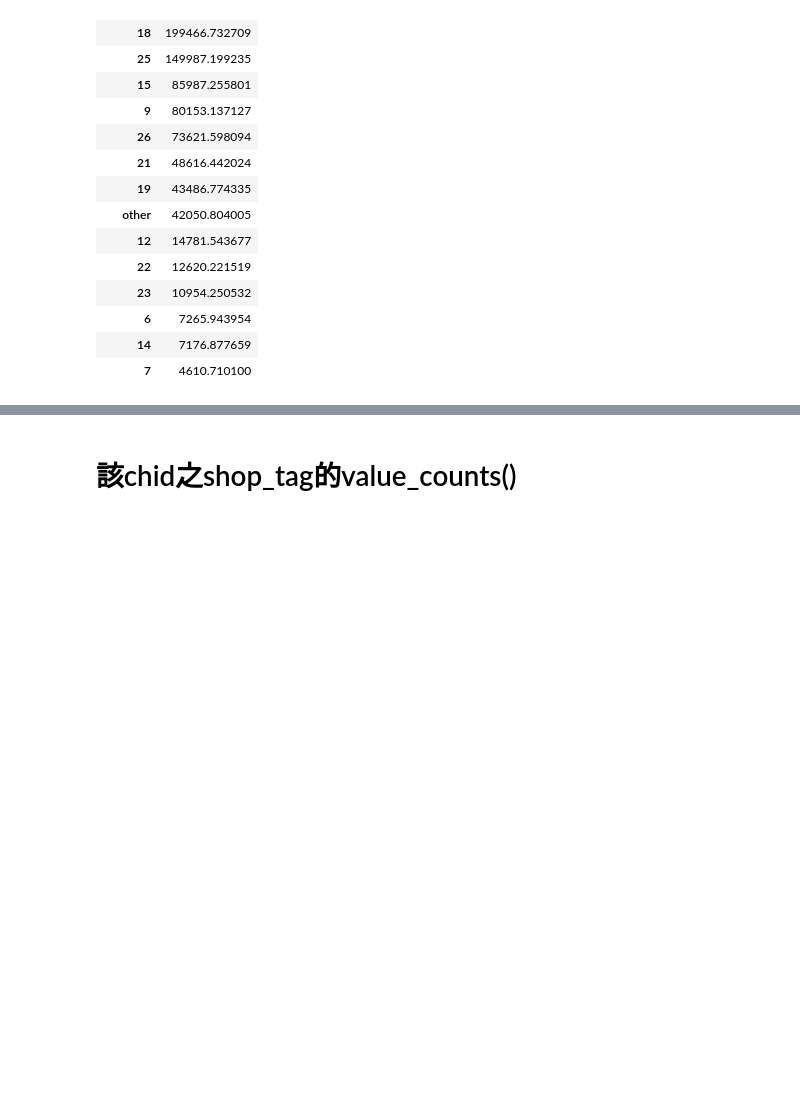
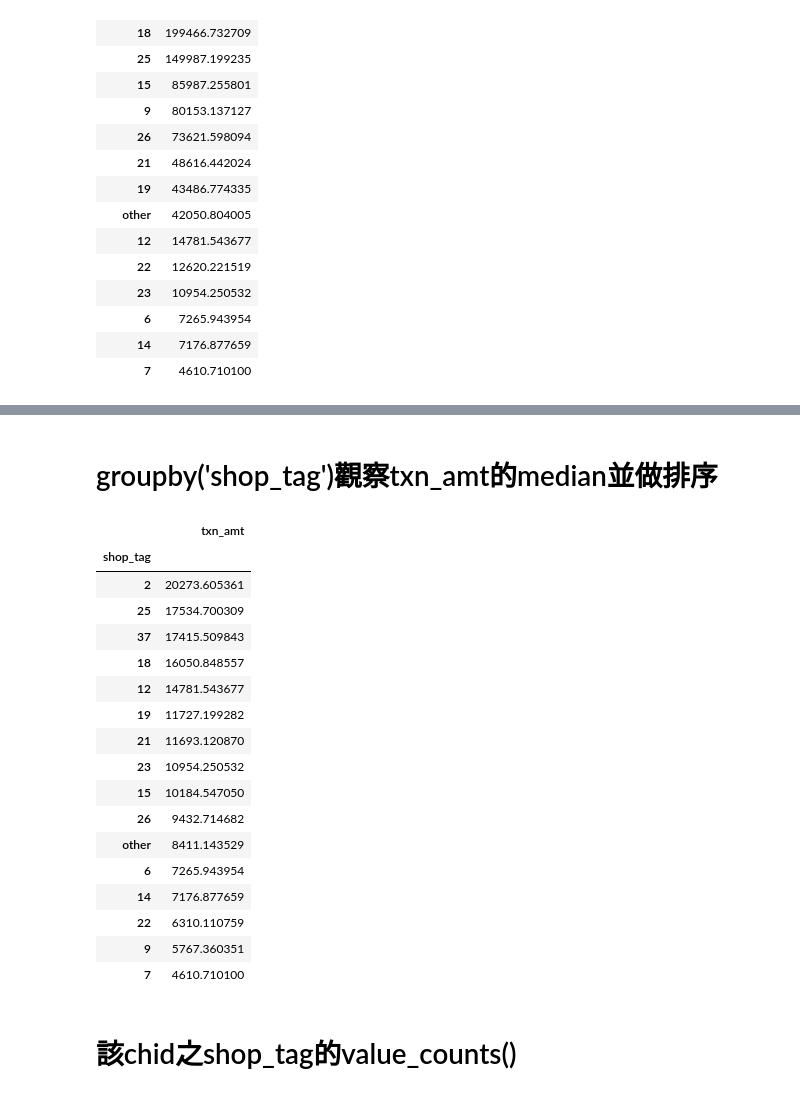
Before and after one commit to skywalker0803r/ESun2021WinterGame, a Jupyter notebook: Proof_of_Concept/觀察消費金額和shop_tag的關係.ipynb, the cells around one changed output, grey strips where cells are left out. Cells and saved outputs as stored; diff of their text form; code cells hidden in the pictures; blank space fills up the shorter version.

```diff
--- a/Proof_of_Concept/觀察消費金額和shop_tag的關係.ipynb
+++ b/Proof_of_Concept/觀察消費金額和shop_tag的關係.ipynb
@@ -126,3 +151,26 @@ df.loc[df.chid==chid,['shop_tag','txn_amt']].groupby('shop_tag').agg('sum').sort
+# %% [markdown]
+# groupby('shop_tag')觀察txn_amt的median並做排序
+# %%
+df.loc[df.chid==chid,['shop_tag','txn_amt']].groupby('shop_tag').agg('median').sort_values(by='txn_amt',ascending=False)
+# %% [output]
+|  | txn_amt |
+| shop_tag |  |
+| 2 | 20273.605361 |
+| 25 | 17534.700309 |
+| 37 | 17415.509843 |
+| 18 | 16050.848557 |
+| 12 | 14781.543677 |
+| 19 | 11727.199282 |
+| 21 | 11693.120870 |
+| 23 | 10954.250532 |
+| 15 | 10184.547050 |
+| 26 | 9432.714682 |
+| other | 8411.143529 |
+| 6 | 7265.943954 |
+| 14 | 7176.877659 |
+| 22 | 6310.110759 |
+| 9 | 5767.360351 |
+| 7 | 4610.710100 |
 # %% [markdown]
 # 該chid之shop_tag的value_counts()
 # %%
```
Also changed, not shown: parts of 9 cells of this notebook, 1 other file.
